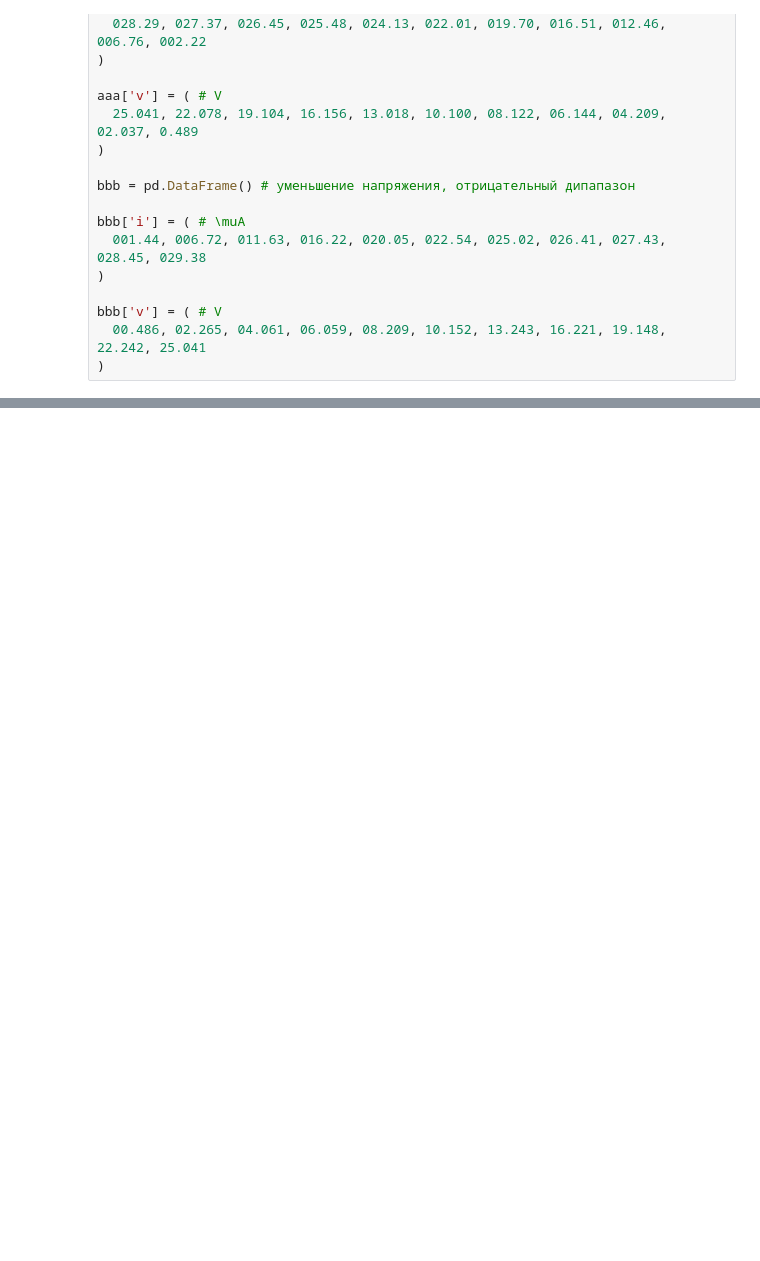
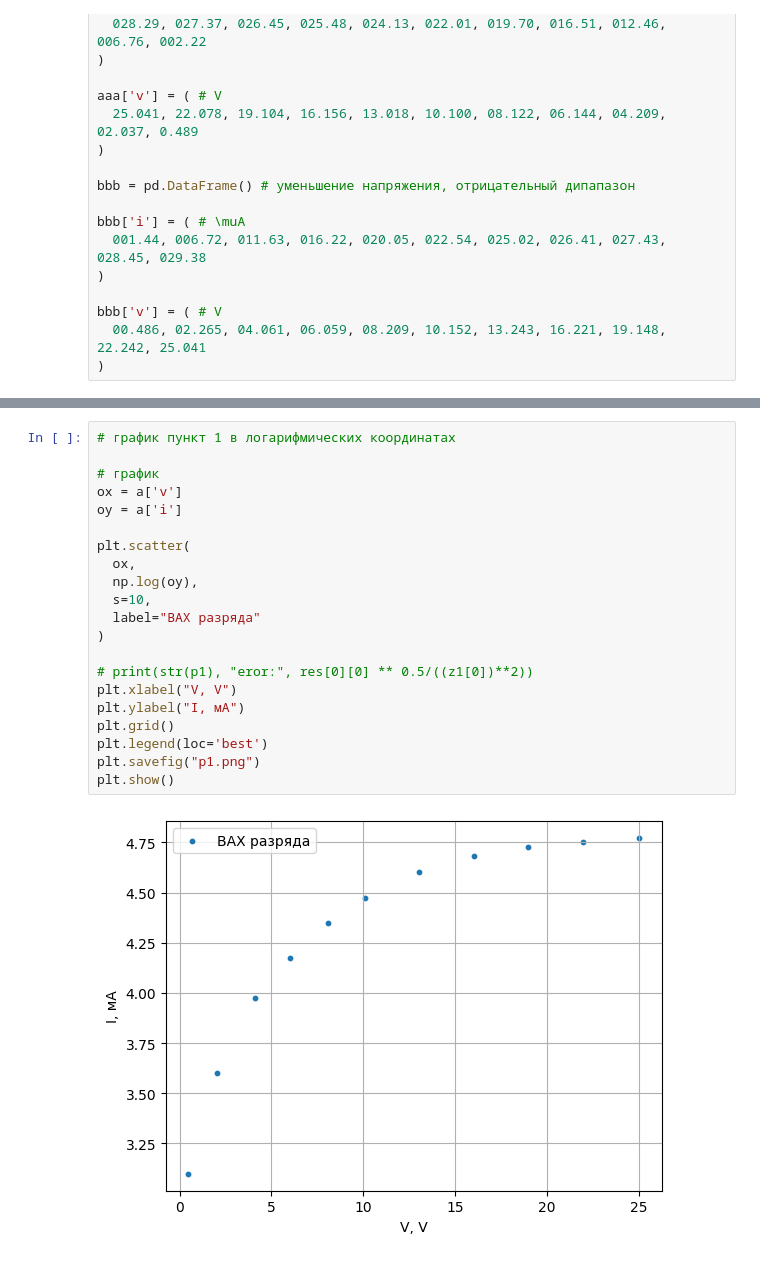
Before and after one commit to ILoveAlgorythms/labs, a Jupyter notebook: 3.5.1/data.ipynb, the cells around one changed output, grey strips where cells are left out. Drawn from its saved outputs; the diff is of its cells as text; blank space fills up the shorter version.

```diff
--- a/3.5.1/data.ipynb
+++ b/3.5.1/data.ipynb
@@ -86,0 +139,23 @@ bbb['v'] = ( # V
+# %%
+# график пункт 1 в логарифмических координатах
+
+# график
+ox = a['v']
+oy = a['i']
+
+plt.scatter(
+  ox,
+  np.log(oy),
+  s=10,
+  label="ВАХ разряда"
+)
+
+# print(str(p1), "eror:", res[0][0] ** 0.5/((z1[0])**2))
+plt.xlabel("V, V")
+plt.ylabel("I, мА")
+plt.grid()
+plt.legend(loc='best')
+plt.savefig("p1.png")
+plt.show()
+# %% [output]
+[figure, added]
```
Also changed, not shown: parts of 4 cells of this notebook, 4 other files.
